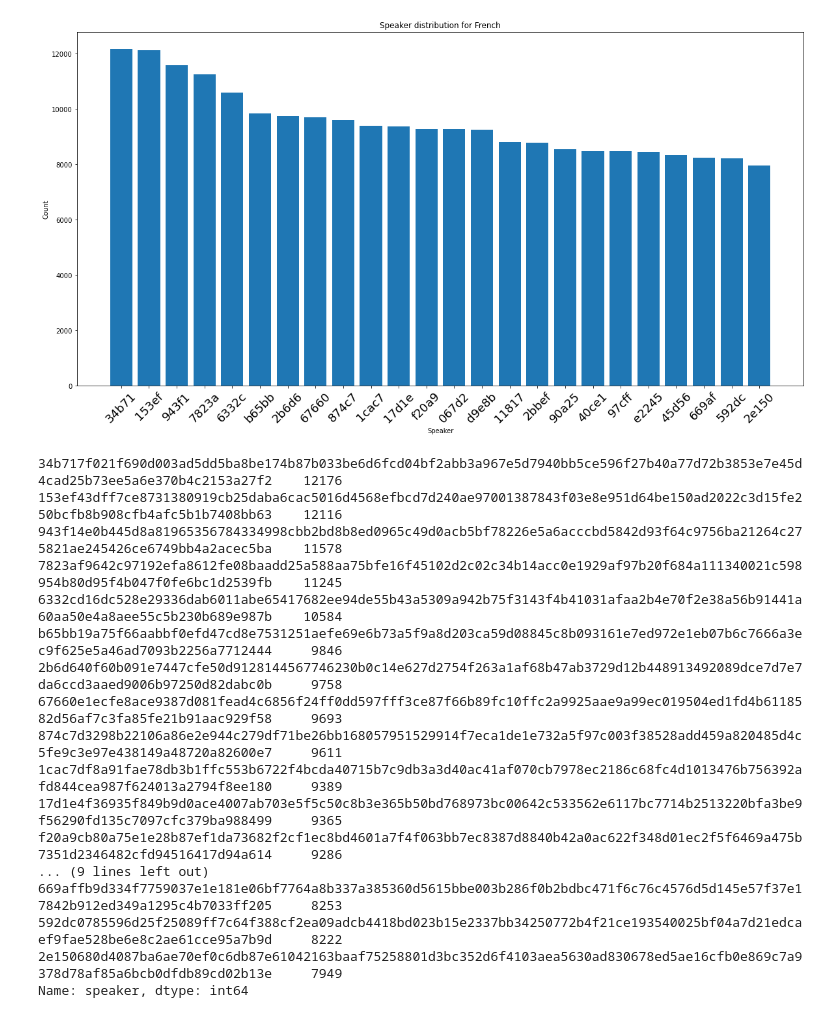
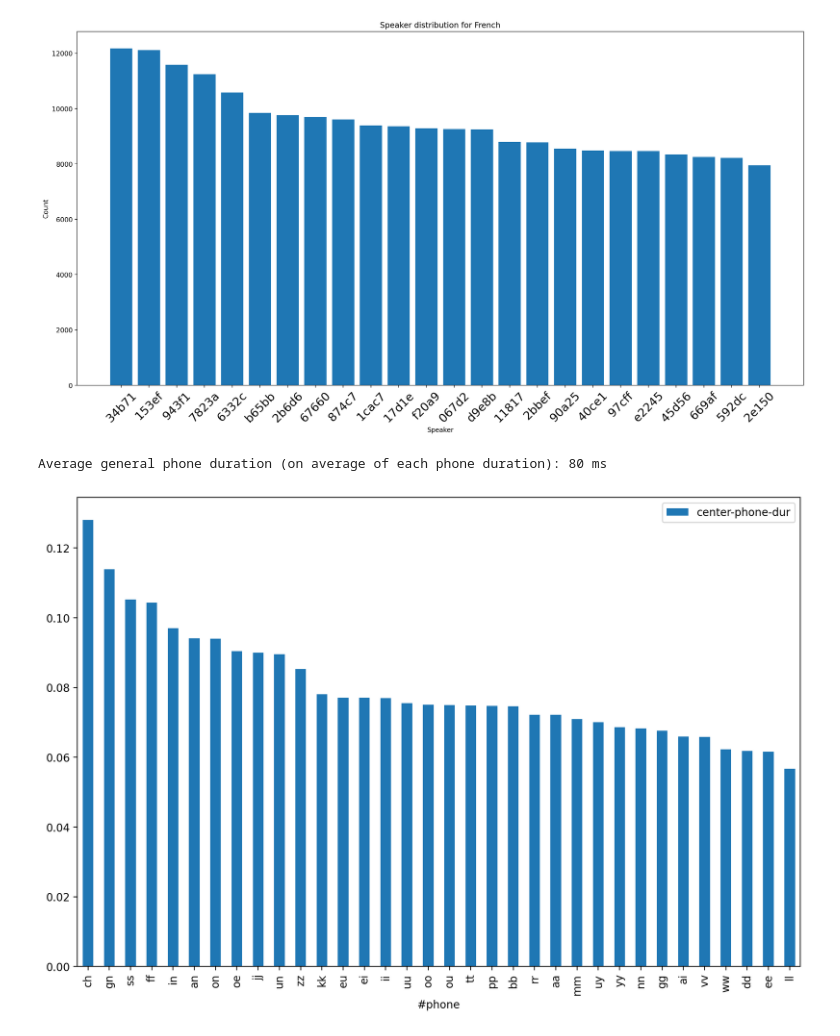
Before and after one commit to MarvinLvn/InfTrain, a Jupyter notebook: analysis/abx_item_analysis-CV21.ipynb, the cells around one changed output. Saved outputs shown, nothing was run; the diff lists cells and outputs as text; code cells hidden in the pictures.

```diff
--- a/analysis/abx_item_analysis-CV21.ipynb
+++ b/analysis/abx_item_analysis-CV21.ipynb
@@ -61,27 +64,13 @@ plt.xticks(rotation=45,fontsize=18)
 plt.show()
 # %% [output]
 [figure]
-# %%
-spk_distrib = df["speaker"].value_counts()
-spk_distrib
-# %% [output]
-34b717f021f690d003ad5dd5ba8be174b87b033be6d6fcd04bf2abb3a967e5d7940bb5ce596f27b40a77d72b3853e7e45d4cad25b73ee5a6e370b4c2153a27f2    12176
-153ef43dff7ce8731380919cb25daba6cac5016d4568efbcd7d240ae97001387843f03e8e951d64be150ad2022c3d15fe250bcfb8b908cfb4afc5b1b7408bb63    12116
-943f14e0b445d8a81965356784334998cbb2bd8b8ed0965c49d0acb5bf78226e5a6acccbd5842d93f64c9756ba21264c275821ae245426ce6749bb4a2acec5ba    11578
-7823af9642c97192efa8612fe08baadd25a588aa75bfe16f45102d2c02c34b14acc0e1929af97b20f684a111340021c598954b80d95f4b047f0fe6bc1d2539fb    11245
-6332cd16dc528e29336dab6011abe65417682ee94de55b43a5309a942b75f3143f4b41031afaa2b4e70f2e38a56b91441a60aa50e4a8aee55c5b230b689e987b    10584
-b65bb19a75f66aabbf0efd47cd8e7531251aefe69e6b73a5f9a8d203ca59d08845c8b093161e7ed972e1eb07b6c7666a3ec9f625e5a46ad7093b2256a7712444     9846
-2b6d640f60b091e7447cfe50d9128144567746230b0c14e627d2754f263a1af68b47ab3729d12b448913492089dce7d7e7da6ccd3aaed9006b97250d82dabc0b     9758
-67660e1ecfe8ace9387d081fead4c6856f24ff0dd597fff3ce87f66b89fc10ffc2a9925aae9a99ec019504ed1fd4b6118582d56af7c3fa85fe21b91aac929f58     9693
-874c7d3298b22106a86e2e944c279df71be26bb168057951529914f7eca1de1e732a5f97c003f38528add459a820485d4c5fe9c3e97e438149a48720a82600e7     9611
-1cac7df8a91fae78db3b1ffc553b6722f4bcda40715b7c9db3a3d40ac41af070cb7978ec2186c68fc4d1013476b756392afd844cea987f624013a2794f8ee180     9389
-17d1e4f36935f849b9d0ace4007ab703e5f5c50c8b3e365b50bd768973bc00642c533562e6117bc7714b2513220bfa3be9f56290fd135c7097cfc379ba988499     9365
-f20a9cb80a75e1e28b87ef1da73682f2cf1ec8bd4601a7f4f063bb7ec8387d8840b42a0ac622f348d01ec2f5f6469a475b7351d2346482cfd94516417d94a614     9286
-... (9 lines left out)
-669affb9d334f7759037e1e181e06bf7764a8b337a385360d5615bbe003b286f0b2bdbc471f6c76c4576d5d145e57f37e17842b912ed349a1295c4b7033ff205     8253
-592dc0785596d25f25089ff7c64f388cf2ea09adcb4418bd023b15e2337bb34250772b4f21ce193540025bf04a7d21edcaef9fae528be6e8c2ae61cce95a7b9d     8222
-2e150680d4087ba6ae70ef0c6db87e61042163baaf75258801d3bc352d6f4103aea5630ad830678ed5ae16cfb0e869c7a9378d78af85a6bcb0dfdb89cd02b13e     7949
-Name: speaker, dtype: int64
+# %%
+df_phonedur = df.groupby(by="#phone").mean().sort_values(by="center-phone-dur", ascending=False)
+df_phonedur.plot.bar(y="center-phone-dur")
+print("Average general phone duration (on average of each phone duration): {} ms".format(round(df_phonedur["center-phone-dur"].mean()*1000)))
+# %% [output]
+Average general phone duration (on average of each phone duration): 80 ms
+[figure, added]
 # %%
 print(phone_distrib)
 # %% [output]
```
Also changed, not shown: parts of 7 cells of this notebook.
